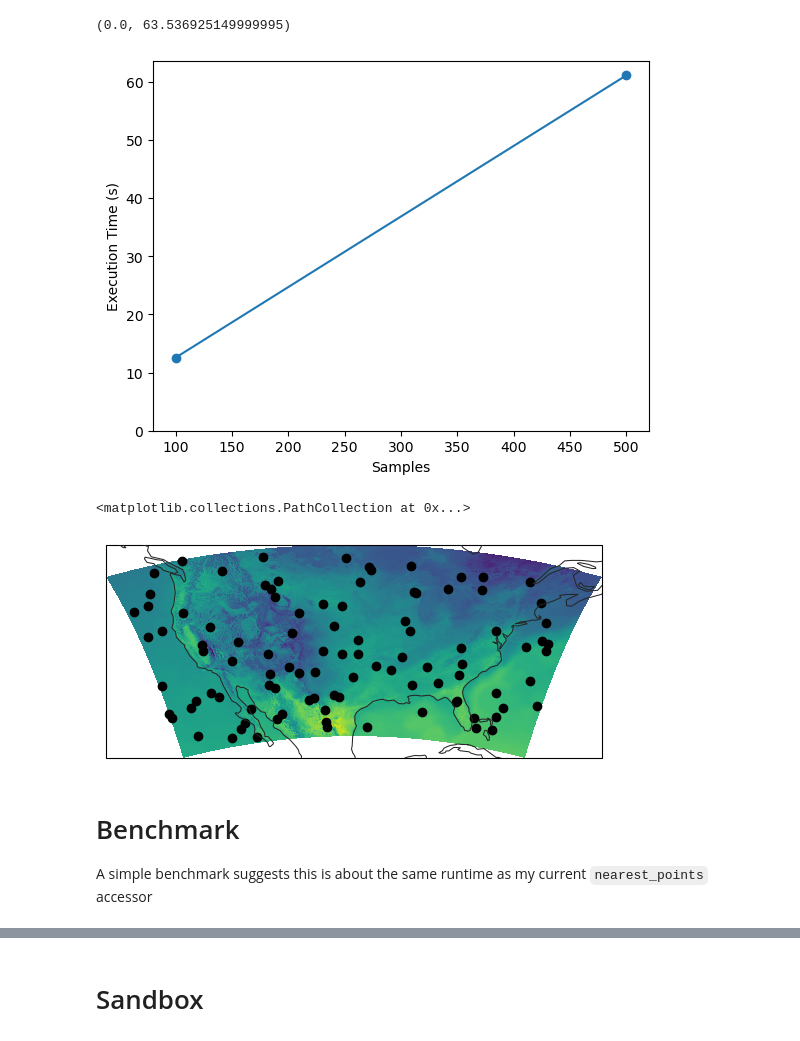
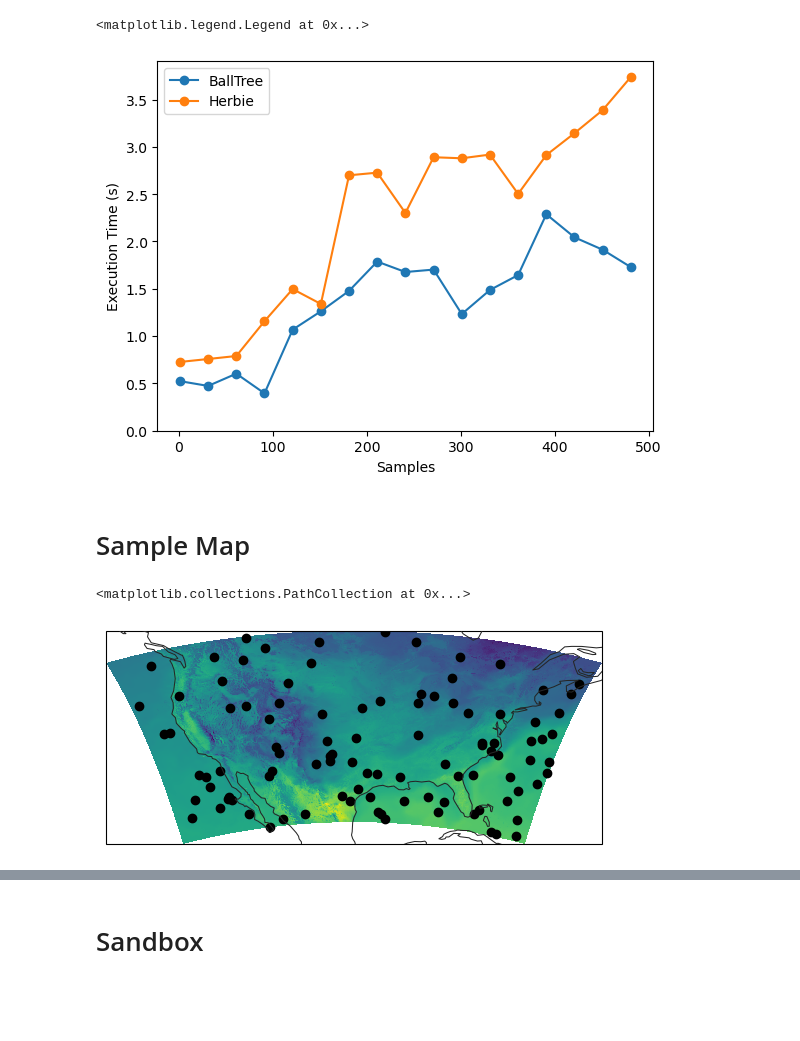
Before and after one commit to blaylockbk/Herbie, a Jupyter notebook: docs/user_guide/_bonus_notebooks/BallTree.ipynb, the cells around one changed output, grey strips where cells are left out. Drawn from its saved outputs; the diff is of its cells as text; code cells hidden in the pictures; blank space fills up the shorter version.

```diff
--- a/docs/user_guide/_bonus_notebooks/BallTree.ipynb
+++ b/docs/user_guide/_bonus_notebooks/BallTree.ipynb
@@ -82,0 +30,13 @@ x = coords.sample(50)[["latitude", "longitude"]]
+# %%
+df_grid = (
+    ds[["latitude", "longitude"]]
+    .drop(
+        [
+            coord
+            for coord in ds.coords
+            if not ("x" in ds[coord].dims or "y" in ds[coord].dims)
+        ]
+    )
+    .to_dataframe()
+)
+np.deg2rad(df_grid)
@@ -83,29 +164,44 @@ x = coords.sample(50)[["latitude", "longitude"]]
 # %%
+df_grid = ds[["latitude", "longitude"]].to_dataframe().reset_index()
+
 times = []
 samples = []
-for i in range(1, 102, 20):
+ctrl_times = []
+ctrl_samples = []
+
+for i in range(1, 502, 30):
+    benchmark_points = df_grid.sample(i)[["latitude", "longitude"]]
+
     timer = pd.Timestamp("now")
-    a = nearest_neighbor(ds, coords.sample(i)[["latitude", "longitude"]])
+    a = nearest_neighbor(ds, benchmark_points)
     times.append(time_since(timer))
     samples.append(i)
-plt.plot(samples, times, marker="o")
+
+    timer = pd.Timestamp("now")
+    aa = ds.herbie.nearest_points(benchmark_points)
+    ctrl_times.append(time_since(timer))
+    ctrl_samples.append(i)
+
+
+plt.plot(samples, times, marker="o", label="BallTree")
+plt.plot(ctrl_samples, ctrl_times, marker="o", label="Herbie")
 plt.ylabel("Execution Time (s)")
 plt.xlabel("Samples")
 plt.ylim(ymin=0)
+
+plt.legend()
 # %% [output]
-(0.0, 63.536925149999995)
+<matplotlib.legend.Legend at 0x...>
-[figure, old version]
+[figure, new version]
+# %% [markdown]
+# Sample Map
 # %%
 ax = EasyMap().ax
 
-a = nearest_neighbor(ds, coords.sample(100)[["latitude", "longitude"]])
+a = nearest_neighbor(ds, df_grid.sample(100)[["latitude", "longitude"]])
 
 ax.pcolormesh(ds.longitude, ds.latitude, ds.t2m)
 ax.scatter(a.longitude, a.latitude, color="k")
 # %% [output]
 <matplotlib.collections.PathCollection at 0x...>
-[figure, old version]
+[figure, new version]
-# %% [markdown]
-# Benchmark
-
-A simple benchmark suggests this is about the same runtime as my current `nearest_points` accessor
```
Also changed, not shown: parts of 19 cells of this notebook, 2 other files.
